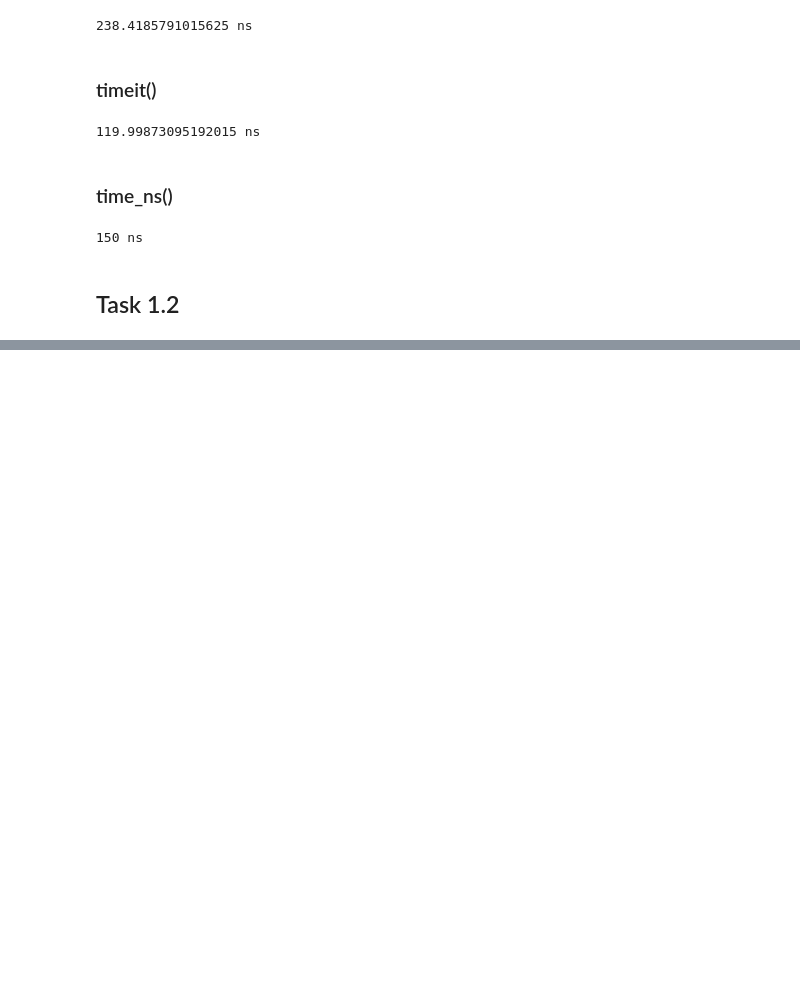
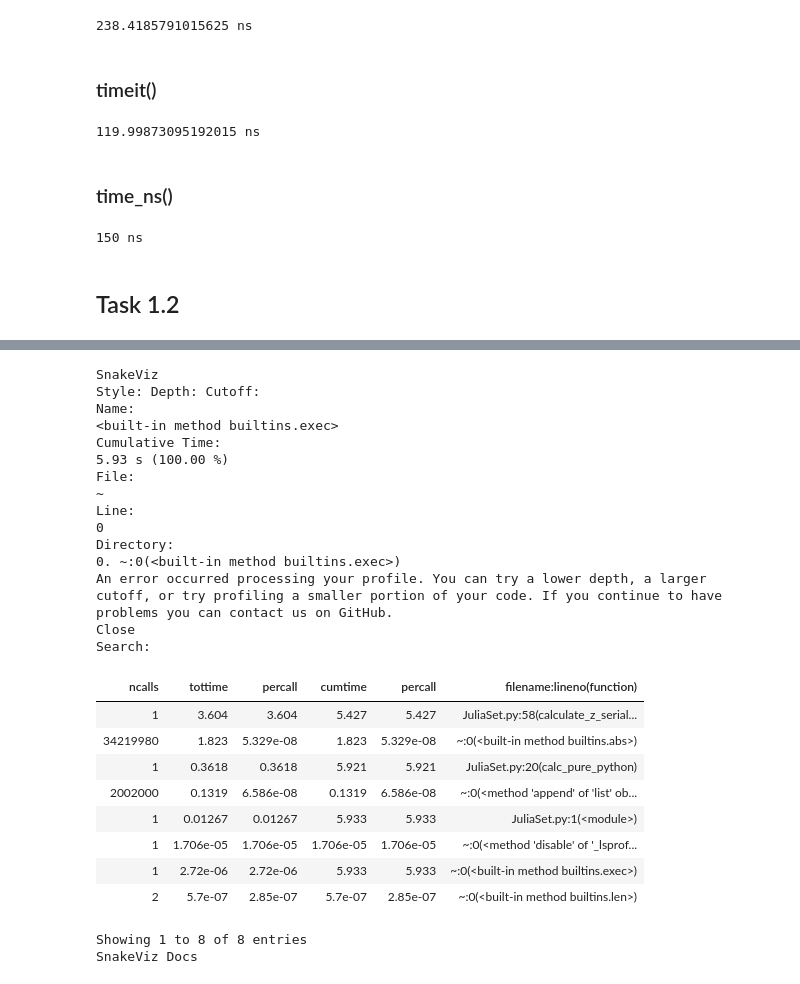
Before and after one commit to Zhermit09/DD2358, a Jupyter notebook: Ass1/Ex1.ipynb, the cells around one changed output, grey strips where cells are left out. Saved outputs shown, nothing was run; the diff lists cells and outputs as text; code cells hidden in the pictures; blank space fills up the shorter version.

```diff
--- a/Ass1/Ex1.ipynb
+++ b/Ass1/Ex1.ipynb
@@ -103,0 +144,31 @@ JuliaSet.calc_pure_python(desired_width=1000, max_iterations=300)
+# %%
+#This displays the output of "python3 -m snakeviz profile.stats --server"
+from IPython.display import HTML, display
+display(HTML(filename="cProfile.html"))
+# %% [output]
+SnakeViz
+Style: Depth: Cutoff:
+Name:
+<built-in method builtins.exec>
+Cumulative Time:
+5.93 s (100.00 %)
+File:
+~
+Line:
+0
+Directory:
+0. ~:0(<built-in method builtins.exec>)
+An error occurred processing your profile. You can try a lower depth, a larger cutoff, or try profiling a smaller portion of your code. If you continue to have problems you can contact us on GitHub.
+Close
+Search:
+| ncalls | tottime | percall | cumtime | percall | filename:lineno(function) |
+| 1 | 3.604 | 3.604 | 5.427 | 5.427 | JuliaSet.py:58(calculate_z_serial... |
+| 34219980 | 1.823 | 5.329e-08 | 1.823 | 5.329e-08 | ~:0(<built-in method builtins.abs>) |
+| 1 | 0.3618 | 0.3618 | 5.921 | 5.921 | JuliaSet.py:20(calc_pure_python) |
+| 2002000 | 0.1319 | 6.586e-08 | 0.1319 | 6.586e-08 | ~:0(<method 'append' of 'list' ob... |
+| 1 | 0.01267 | 0.01267 | 5.933 | 5.933 | JuliaSet.py:1(<module>) |
+| 1 | 1.706e-05 | 1.706e-05 | 1.706e-05 | 1.706e-05 | ~:0(<method 'disable' of '_lsprof... |
+| 1 | 2.72e-06 | 2.72e-06 | 5.933 | 5.933 | ~:0(<built-in method builtins.exec>) |
+| 2 | 5.7e-07 | 2.85e-07 | 5.7e-07 | 2.85e-07 | ~:0(<built-in method builtins.len>) |
+Showing 1 to 8 of 8 entries
+SnakeViz Docs
```
Also changed, not shown: parts of 15 cells of this notebook, 6 other files.
